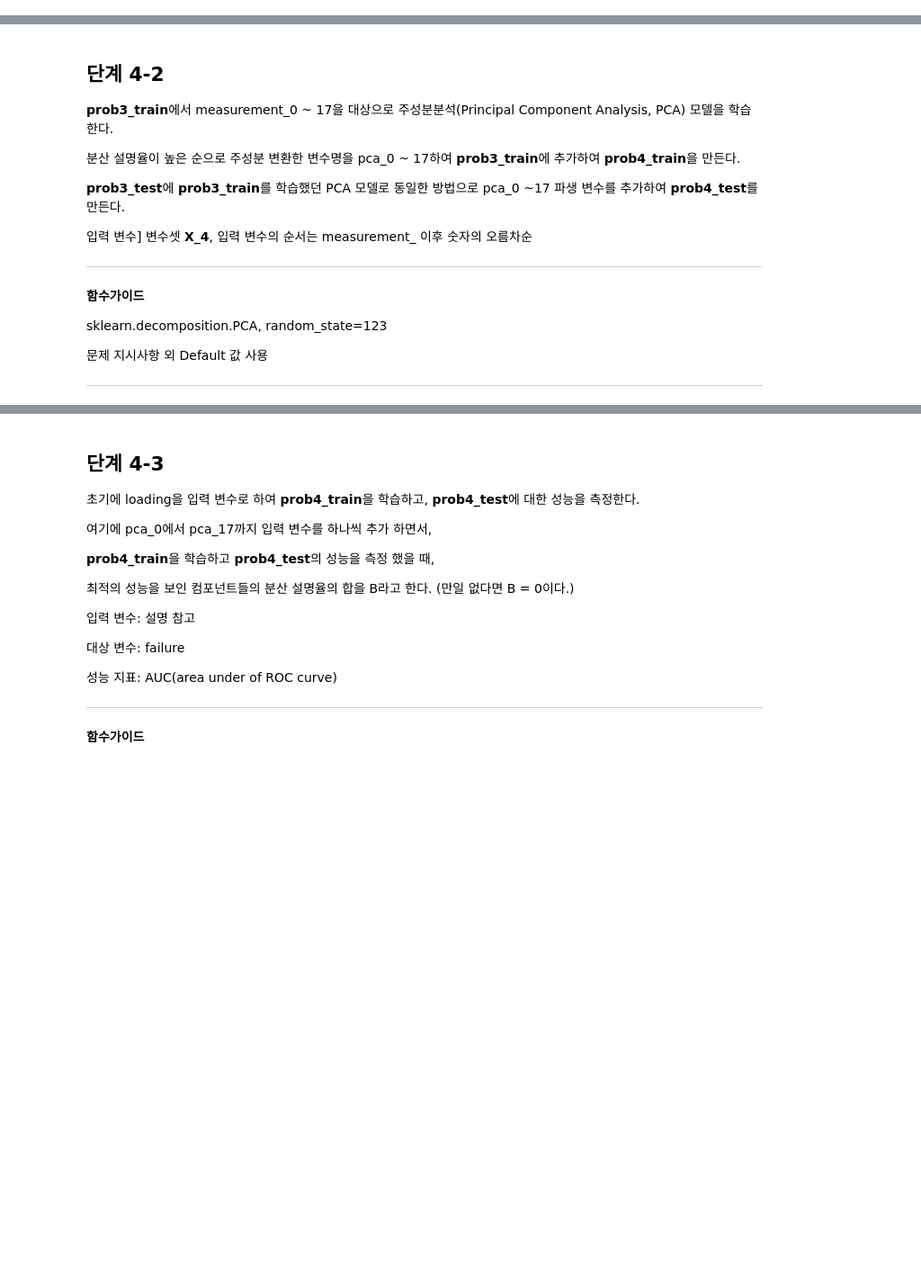
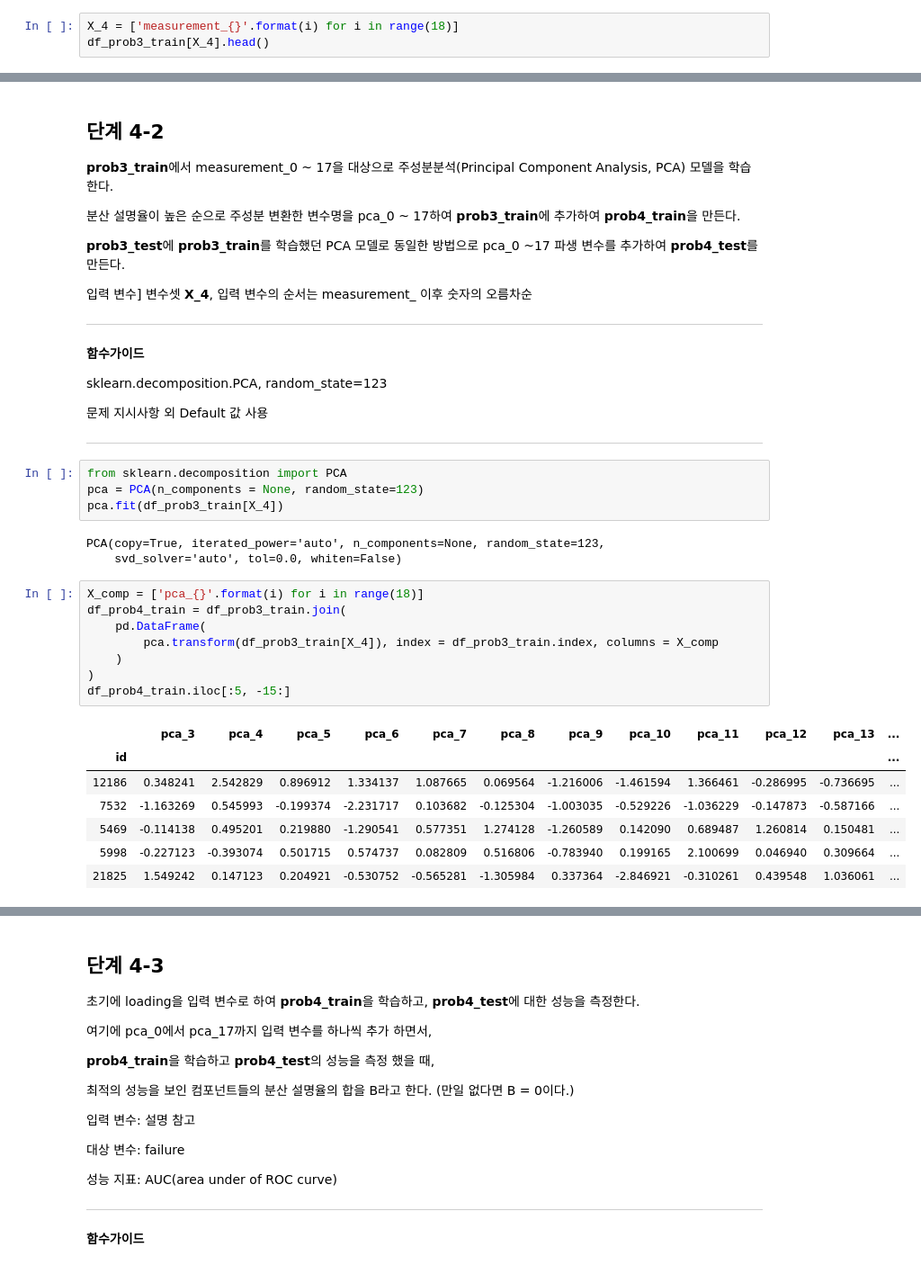
Before and after one commit to sunkusun9/DS_lv3_2611, a Jupyter notebook: sec_ds_lv3_prob1_prob.ipynb, the cells around one changed output, grey strips where cells are left out. Shown at 90% size. Saved outputs shown, nothing was run; the diff lists cells and outputs as text; blank space fills up the shorter version.

```diff
--- a/sec_ds_lv3_prob1_prob.ipynb
+++ b/sec_ds_lv3_prob1_prob.ipynb
@@ -1209,3 +1490,6 @@ LDA 모델을 통해 변수셋 **X_4**의 선형 변환을 통해 True/False 이
 둘째로, PCA를 사용하여 차원 감소로 failure 분류 성능에 얼마나 효과가 있을지 살펴본다.
 
 문제3에서 사용했던, 전처리(loading 결측치 처리와 표준 정규화 과정을 거친) 과정을 거친 prob3_train과 prob3_test를 사용한다.
+# %%
+X_4 = ['measurement_{}'.format(i) for i in range(18)]
+df_prob3_train[X_4].head()
@@ -1249,3 +1560,26 @@ sklearn.decomposition.PCA, random_state=123
 문제 지시사항 외 Default 값 사용
 
 ---
+# %%
+from sklearn.decomposition import PCA
+pca = PCA(n_components = None, random_state=123)
+pca.fit(df_prob3_train[X_4])
+# %% [output]
+PCA(copy=True, iterated_power='auto', n_components=None, random_state=123,
+    svd_solver='auto', tol=0.0, whiten=False)
+# %%
+X_comp = ['pca_{}'.format(i) for i in range(18)]
+df_prob4_train = df_prob3_train.join(
+    pd.DataFrame(
+        pca.transform(df_prob3_train[X_4]), index = df_prob3_train.index, columns = X_comp
+    )
+)
+df_prob4_train.iloc[:5, -15:]
+# %% [output]
+|  | pca_3 | pca_4 | pca_5 | pca_6 | pca_7 | pca_8 | pca_9 | pca_10 | pca_11 | pca_12 | pca_13 | ... |
+| id |  |  |  |  |  |  |  |  |  |  |  | ... |
+| 12186 | 0.348241 | 2.542829 | 0.896912 | 1.334137 | 1.087665 | 0.069564 | -1.216006 | -1.461594 | 1.366461 | -0.286995 | -0.736695 | ... |
+| 7532 | -1.163269 | 0.545993 | -0.199374 | -2.231717 | 0.103682 | -0.125304 | -1.003035 | -0.529226 | -1.036229 | -0.147873 | -0.587166 | ... |
+| 5469 | -0.114138 | 0.495201 | 0.219880 | -1.290541 | 0.577351 | 1.274128 | -1.260589 | 0.142090 | 0.689487 | 1.260814 | 0.150481 | ... |
+| 5998 | -0.227123 | -0.393074 | 0.501715 | 0.574737 | 0.082809 | 0.516806 | -0.783940 | 0.199165 | 2.100699 | 0.046940 | 0.309664 | ... |
+| 21825 | 1.549242 | 0.147123 | 0.204921 | -0.530752 | -0.565281 | -1.305984 | 0.337364 | -2.846921 | -0.310261 | 0.439548 | 1.036061 | ... |
```
Also changed, not shown: parts of 44 cells of this notebook.
